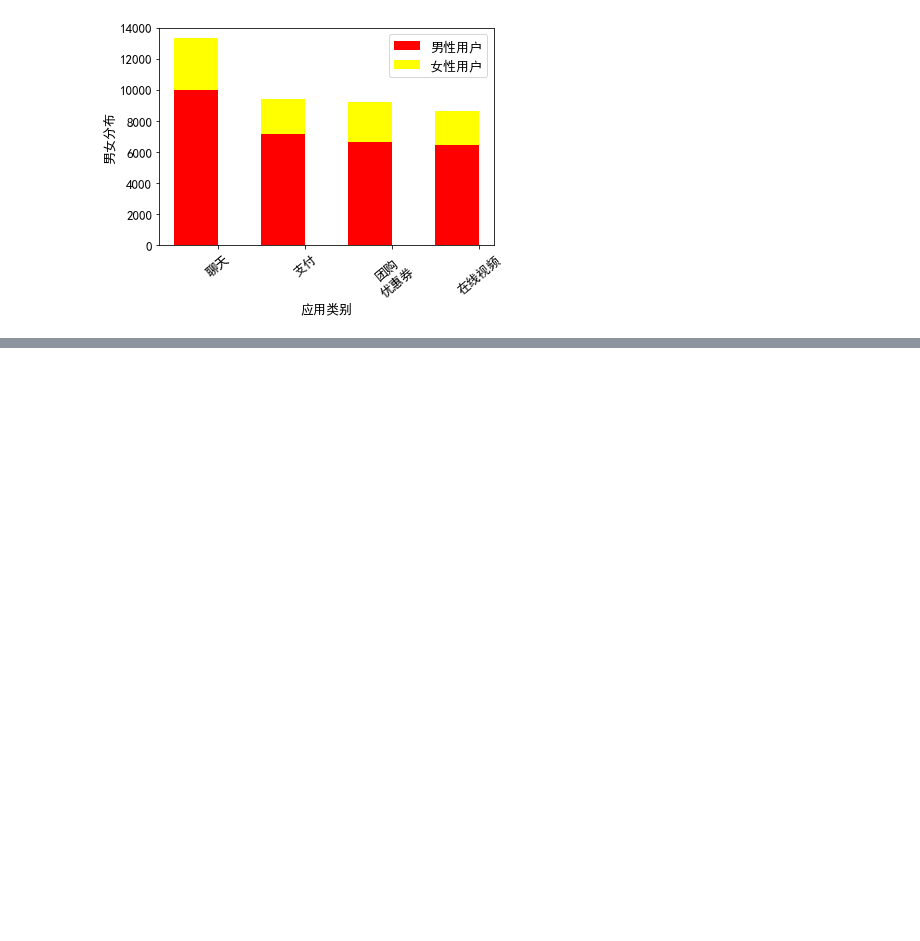
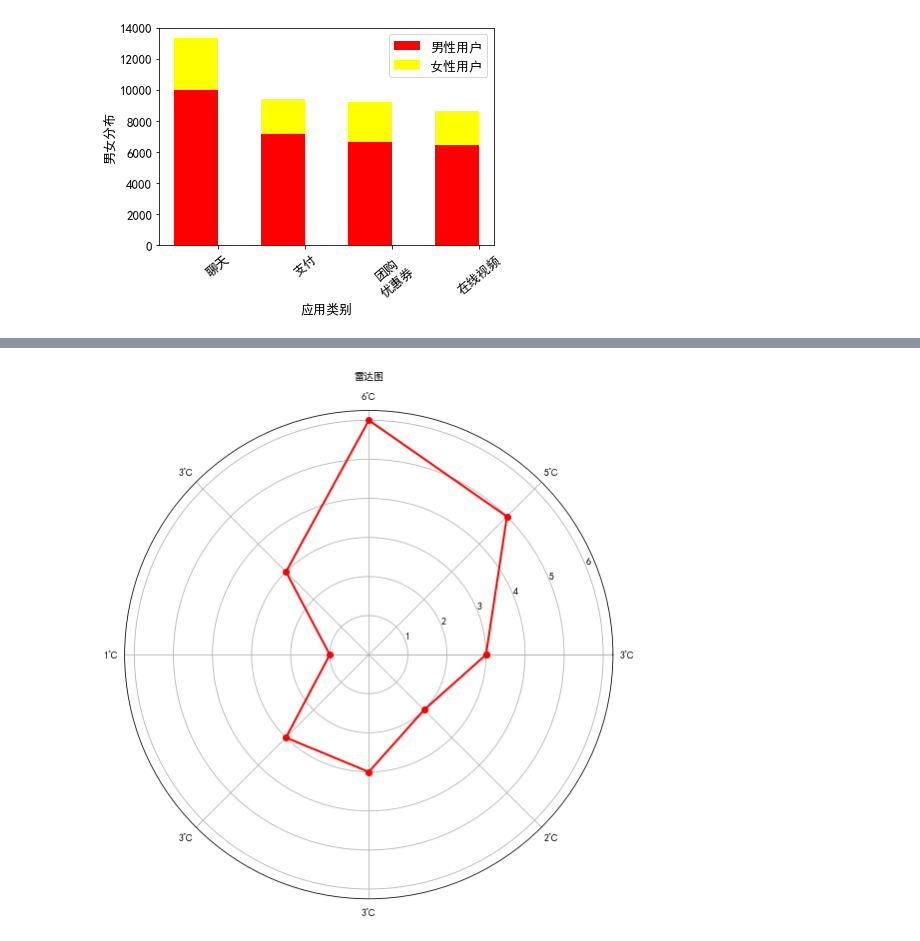
Before and after one commit to dwshmilyss/python-project-1, a Jupyter notebook: jupyter/matplot.ipynb, the cells around one changed output, grey strips where cells are left out. Saved outputs shown, nothing was run; the diff lists cells and outputs as text; code cells hidden in the pictures; blank space fills up the shorter version.

```diff
--- a/jupyter/matplot.ipynb
+++ b/jupyter/matplot.ipynb
@@ -315,0 +273,24 @@ plt.show()
+# %%
+# -*- coding: utf-8 -*-
+import numpy as np
+import matplotlib.pyplot as plt
+#标签
+labels = np.array([u'3℃',u'5℃',u'6℃',u'3℃',u'1℃',u'3℃',u'3℃',u'2℃'])
+#数据个数
+dataLenth = 8
+#数据
+data = np.array([3,5,6,3,1,3,3,2])
+
+
+angles = np.linspace(0, 2*np.pi, dataLenth, endpoint=False)
+data = np.concatenate((data, [data[0]]))
+angles = np.concatenate((angles, [angles[0]]))
+fig = plt.figure(figsize=(11,9))
+ax = fig.add_subplot(111, polar=True)
+ax.plot(angles, data, 'ro-', linewidth=2)
+ax.set_thetagrids(angles * 180/np.pi, labels, fontproperties="SimHei")
+ax.set_title(u"雷达图", va='bottom', fontproperties="SimHei")
+ax.grid(True)
+plt.show()
+# %% [output]
+[figure, added]
```
Also changed, not shown: parts of 4 cells of this notebook.
